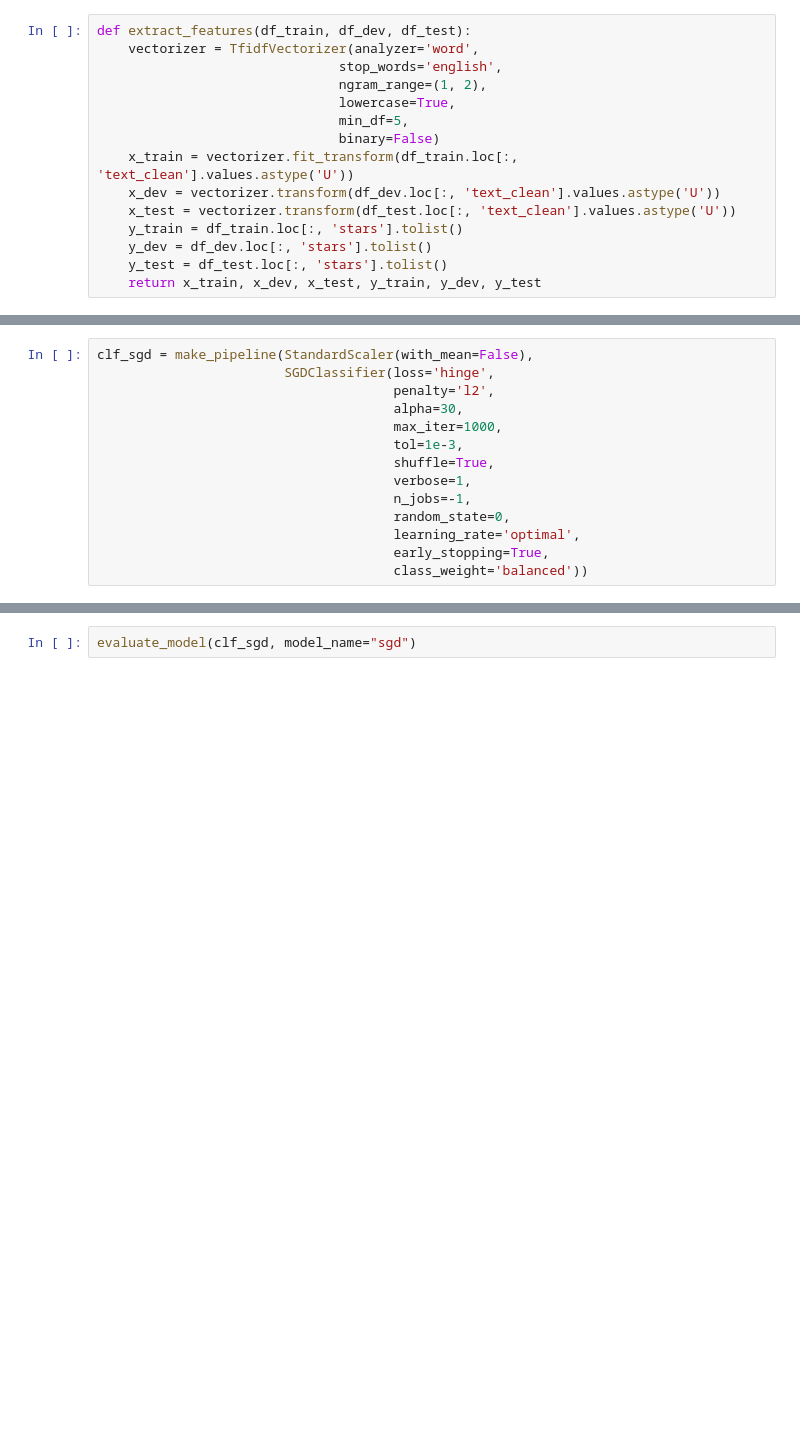
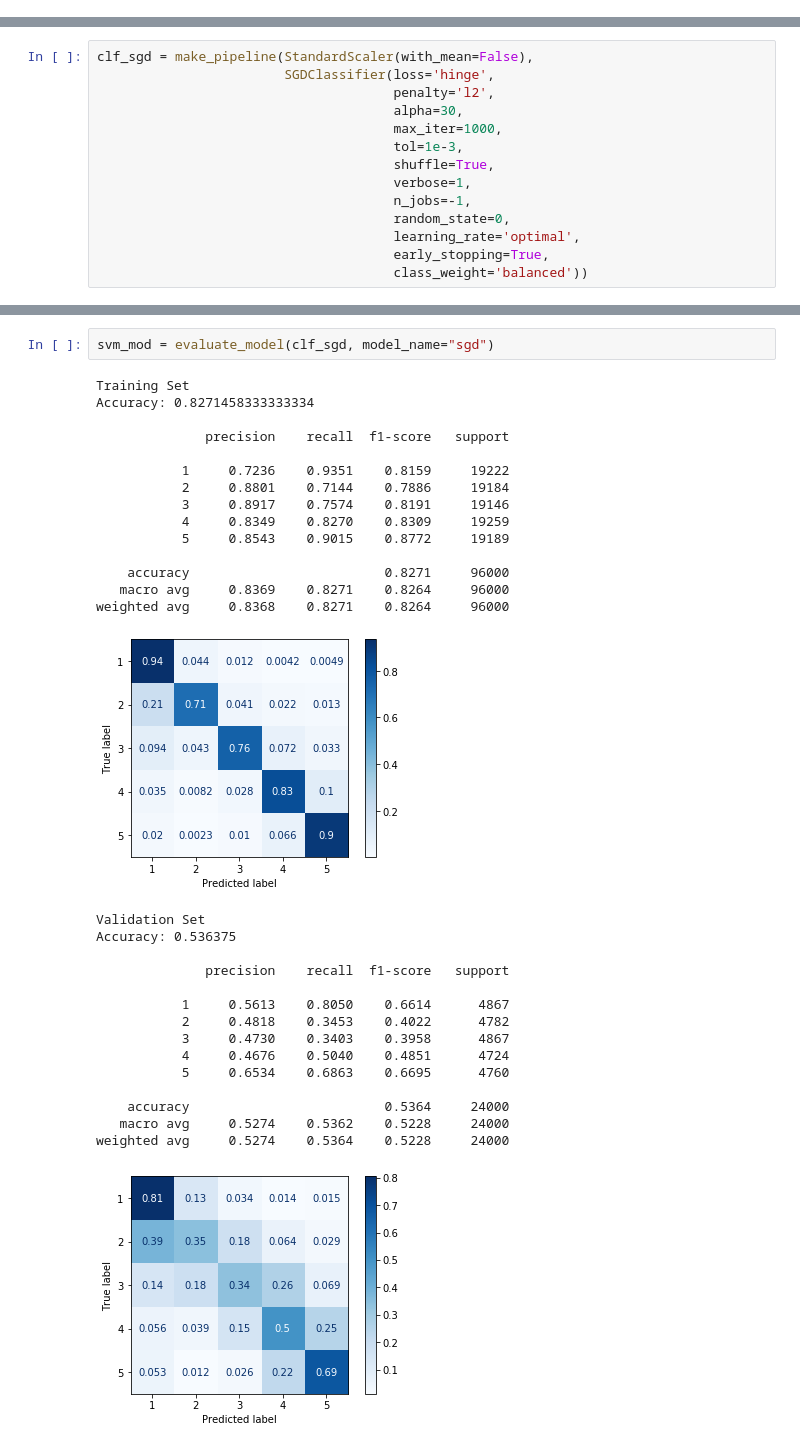
Before and after one commit to Algeorge99/ling-380-fp, a Jupyter notebook: Baseline Models_v2.ipynb, the cells around one changed output, grey strips where cells are left out. Saved outputs shown, nothing was run; the diff lists cells and outputs as text; blank space fills up the shorter version.

```diff
--- a/Baseline Models_v2.ipynb
+++ b/Baseline Models_v2.ipynb
@@ -67,21 +67,6 @@ df_train_raw, df_dev = train_test_split(df_train_raw, test_size=0.2,
                                         random_state=42, shuffle=True)
 
 df_train = df_train_raw
-# %%
-def extract_features(df_train, df_dev, df_test):
-    vectorizer = TfidfVectorizer(analyzer='word',
-                               stop_words='english',
-                               ngram_range=(1, 2),
-                               lowercase=True,
-                               min_df=5,
-                               binary=False)
-    x_train = vectorizer.fit_transform(df_train.loc[:, 'text_clean'].values.astype('U'))
-    x_dev = vectorizer.transform(df_dev.loc[:, 'text_clean'].values.astype('U'))
-    x_test = vectorizer.transform(df_test.loc[:, 'text_clean'].values.astype('U'))
-    y_train = df_train.loc[:, 'stars'].tolist()
-    y_dev = df_dev.loc[:, 'stars'].tolist()
-    y_test = df_test.loc[:, 'stars'].tolist()
-    return x_train, x_dev, x_test, y_train, y_dev, y_test
 # %%
 def extract_features(df_train, df_dev, df_test, df_extra):
     vectorizer = TfidfVectorizer(analyzer='word',
@@ -387,2 +367,33 @@ clf_sgd.fit(x_train, y_train)
 # %%
-evaluate_model(clf_sgd, model_name="sgd")
+svm_mod = evaluate_model(clf_sgd, model_name="sgd")
+# %% [output]
+Training Set
+Accuracy: 0.8271458333333334
+
+              precision    recall  f1-score   support
+
+           1     0.7236    0.9351    0.8159     19222
+           2     0.8801    0.7144    0.7886     19184
+           3     0.8917    0.7574    0.8191     19146
+           4     0.8349    0.8270    0.8309     19259
+           5     0.8543    0.9015    0.8772     19189
+
+    accuracy                         0.8271     96000
+   macro avg     0.8369    0.8271    0.8264     96000
+weighted avg     0.8368    0.8271    0.8264     96000
+[figure, added]
+Validation Set
+Accuracy: 0.536375
+
+              precision    recall  f1-score   support
+
+           1     0.5613    0.8050    0.6614      4867
+           2     0.4818    0.3453    0.4022      4782
+           3     0.4730    0.3403    0.3958      4867
+           4     0.4676    0.5040    0.4851      4724
+           5     0.6534    0.6863    0.6695      4760
+
+    accuracy                         0.5364     24000
+   macro avg     0.5274    0.5362    0.5228     24000
+weighted avg     0.5274    0.5364    0.5228     24000
+[figure, added]
```
Also changed, not shown: parts of 13 cells of this notebook.
